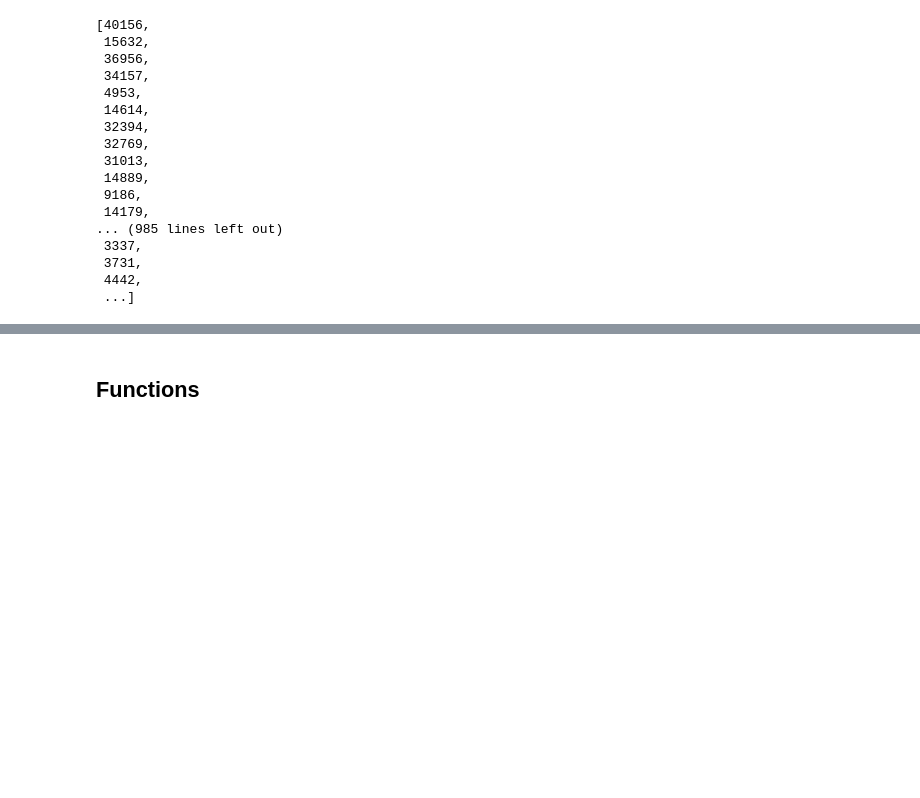
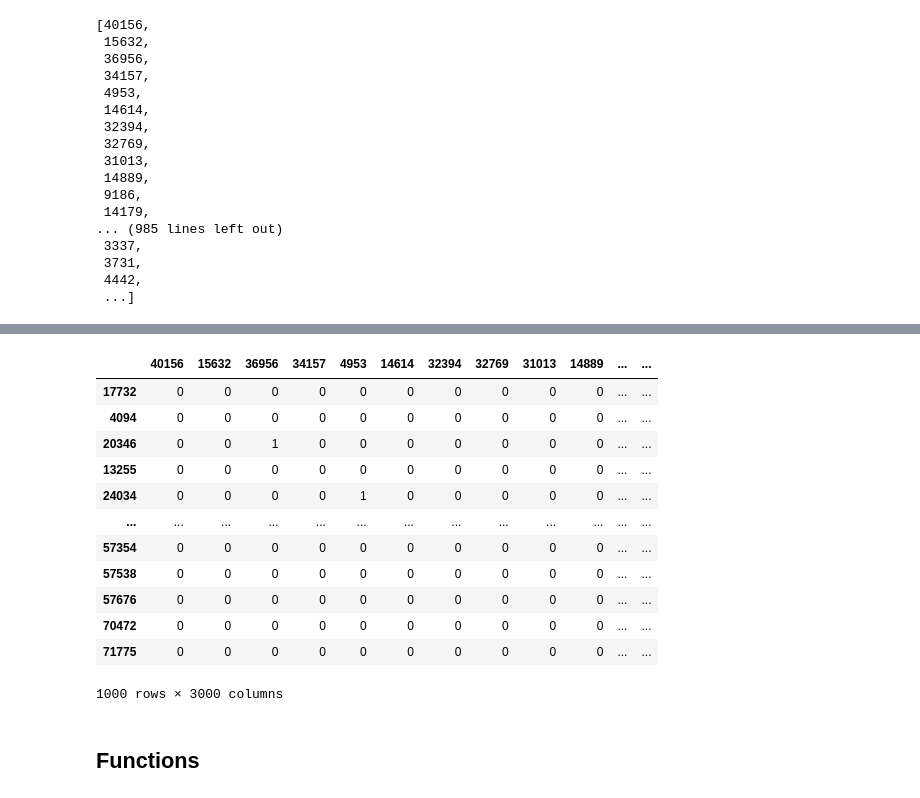
Before and after one commit to PiCindy/Intelligent-systems-and-recommendations, a Jupyter notebook: First_model.ipynb, the cells around one changed output, grey strips where cells are left out. Saved outputs shown, nothing was run; the diff lists cells and outputs as text; code cells hidden in the pictures; blank space fills up the shorter version.

```diff
--- a/First_model.ipynb
+++ b/First_model.ipynb
@@ -101,3 +101,7 @@ list(item_id[0])
  3731,
  4442,
  ...]
+# %%
+df = pd.DataFrame(C, columns = list(item_id[0]))
+# %%
+user_id = pd.read_csv('user_index.csv', header=None)
@@ -104,3 +124,21 @@ list(item_id[0])
+# %%
+df.index = list(user_id[0])
+# %%
+df
+# %% [output]
+|  | 40156 | 15632 | 36956 | 34157 | 4953 | 14614 | 32394 | 32769 | 31013 | 14889 | ... | ... |
+| 17732 | 0 | 0 | 0 | 0 | 0 | 0 | 0 | 0 | 0 | 0 | ... | ... |
+| 4094 | 0 | 0 | 0 | 0 | 0 | 0 | 0 | 0 | 0 | 0 | ... | ... |
+| 20346 | 0 | 0 | 1 | 0 | 0 | 0 | 0 | 0 | 0 | 0 | ... | ... |
+| 13255 | 0 | 0 | 0 | 0 | 0 | 0 | 0 | 0 | 0 | 0 | ... | ... |
+| 24034 | 0 | 0 | 0 | 0 | 1 | 0 | 0 | 0 | 0 | 0 | ... | ... |
+| ... | ... | ... | ... | ... | ... | ... | ... | ... | ... | ... | ... | ... |
+| 57354 | 0 | 0 | 0 | 0 | 0 | 0 | 0 | 0 | 0 | 0 | ... | ... |
+| 57538 | 0 | 0 | 0 | 0 | 0 | 0 | 0 | 0 | 0 | 0 | ... | ... |
+| 57676 | 0 | 0 | 0 | 0 | 0 | 0 | 0 | 0 | 0 | 0 | ... | ... |
+| 70472 | 0 | 0 | 0 | 0 | 0 | 0 | 0 | 0 | 0 | 0 | ... | ... |
+| 71775 | 0 | 0 | 0 | 0 | 0 | 0 | 0 | 0 | 0 | 0 | ... | ... |
+1000 rows × 3000 columns
 # %% [markdown]
 ## Functions
 # %% [markdown]
```
Also changed, not shown: parts of 25 cells of this notebook.
